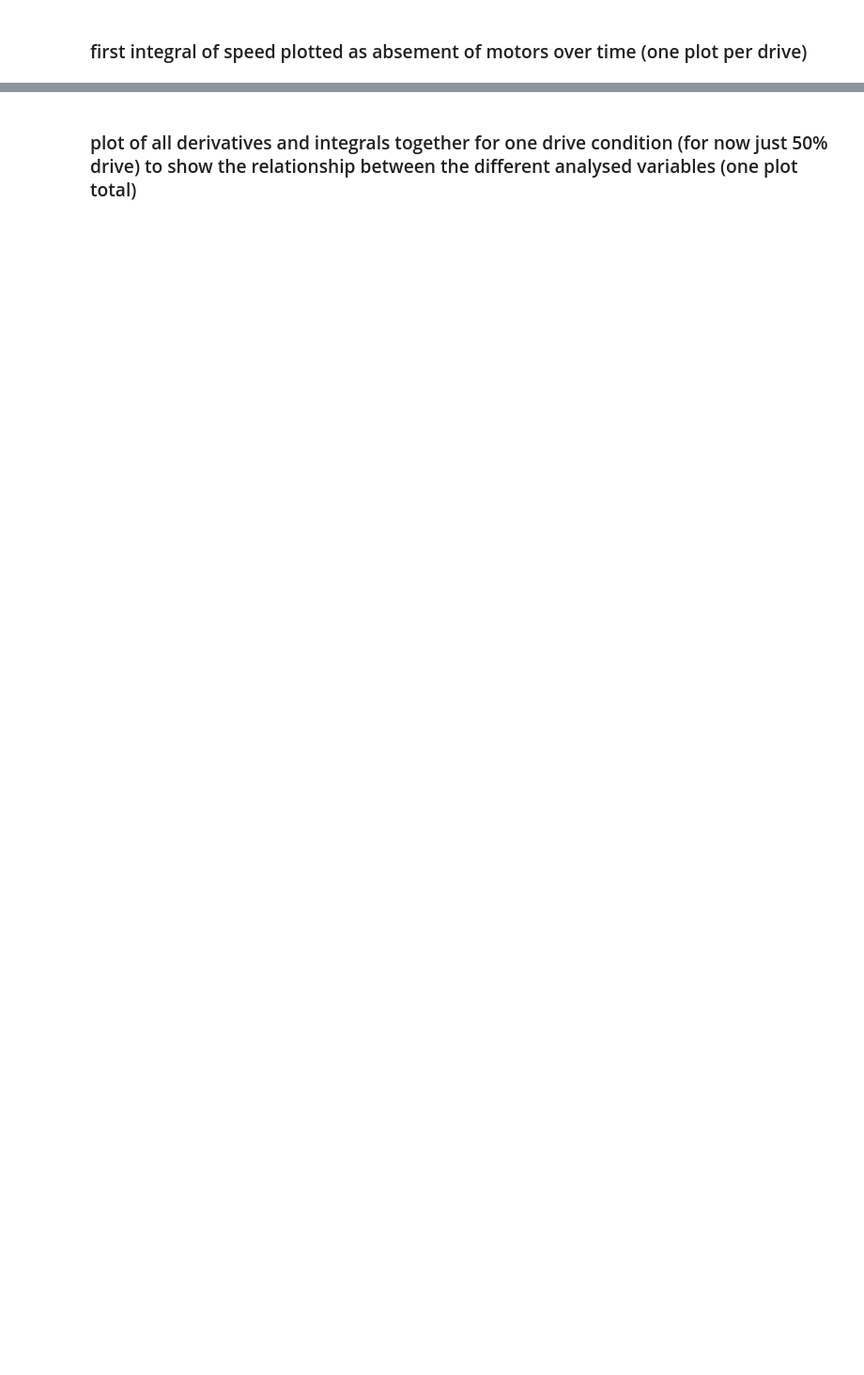
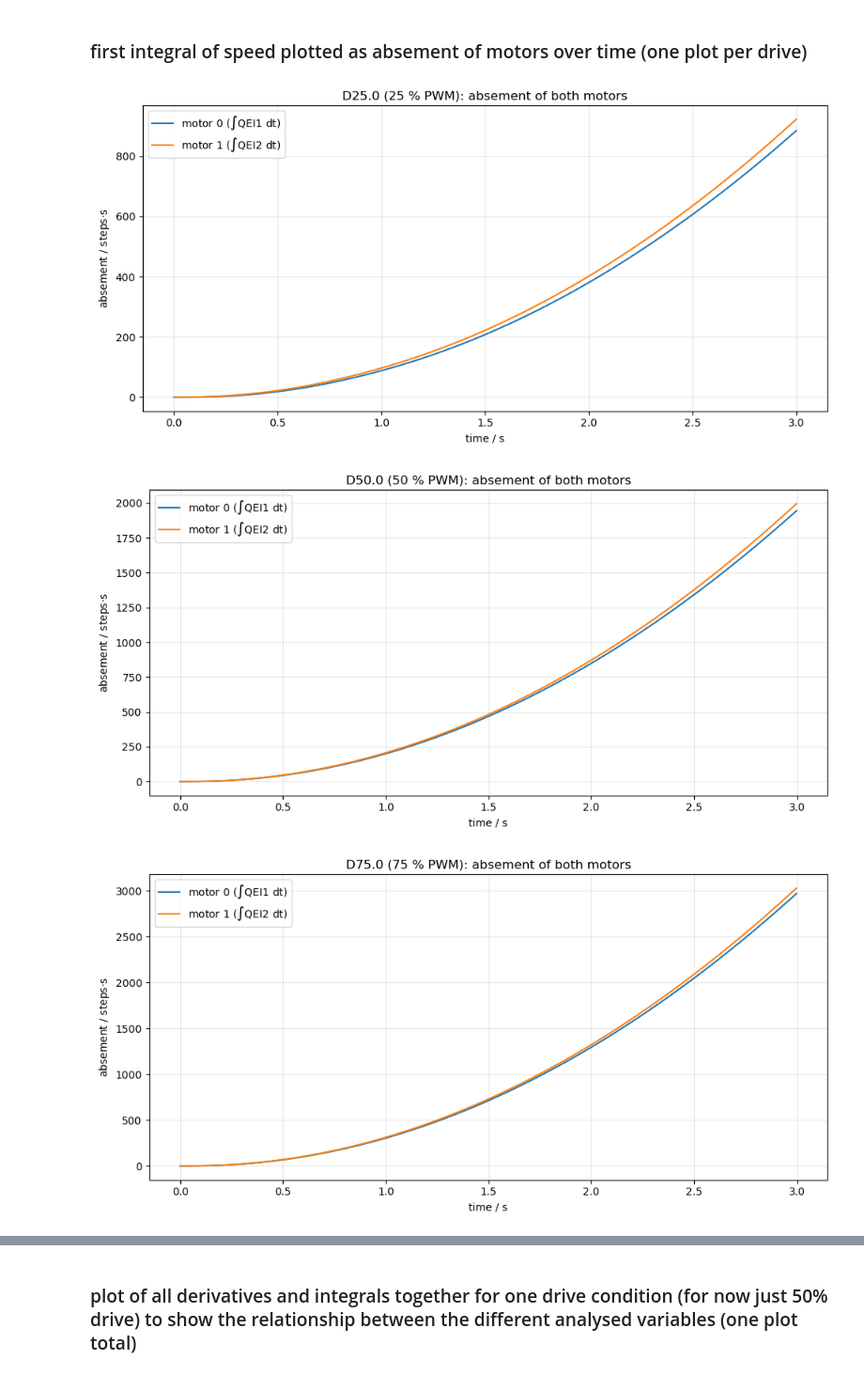
Before and after one commit to janisgra/RTP-T3-SoSe2026, a Jupyter notebook: 02_Preperations/drive-analysis.ipynb, the cells around one changed output, grey strips where cells are left out. Shown at 94% size. Cells and saved outputs as stored; diff of their text form; code cells hidden in the pictures; blank space fills up the shorter version.

```diff
--- a/02_Preperations/drive-analysis.ipynb
+++ b/02_Preperations/drive-analysis.ipynb
@@ -277,2 +368,14 @@ plt.show()
 # %% [markdown]
 ### first integral of speed plotted as absement of motors over time (one plot per drive)
+# %%
+# Absement  A(t) = ∫₀ᵗ θ(τ) dτ  for each main duty cycle.
+# Trapezoidal cumulative integral of the raw QEI position. Units: steps·s.
+# Note: header text says "first integral of speed" — strictly that is just position
+# again; absement is the first integral of *position*, which is what is plotted.
+for key, label in [("D25", "25 %"), ("D50", "50 %"), ("D75", "75 %"), ("D100", "100 %")]:
+    plot_absement(dfs[key], f"{key}.0 ({label} PWM): absement of both motors")
+    plt.show()
+# %% [output]
+[figure, added]
+[figure, added]
+[figure, added]
```
Also changed, not shown: parts of 6 cells of this notebook, 8 other files.
